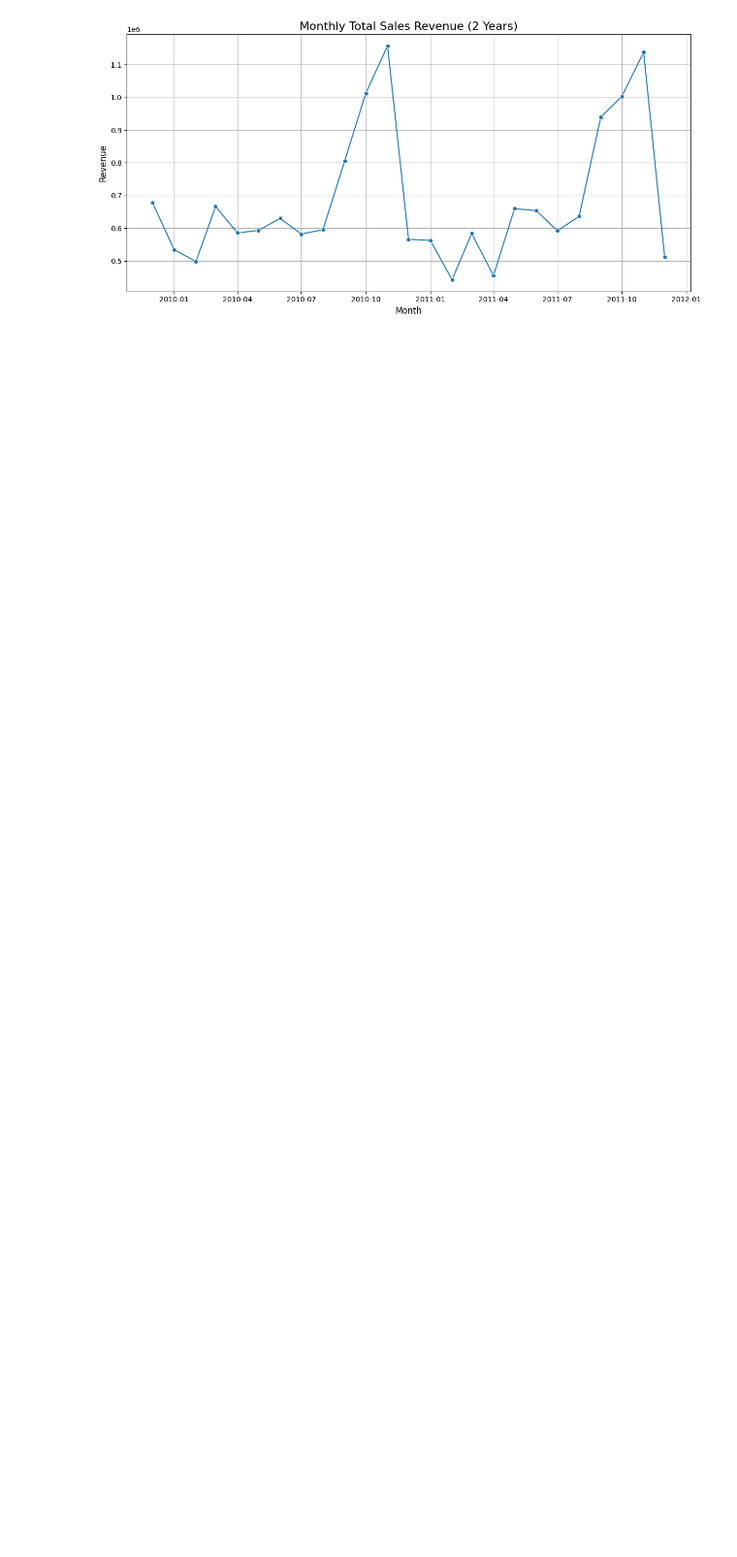
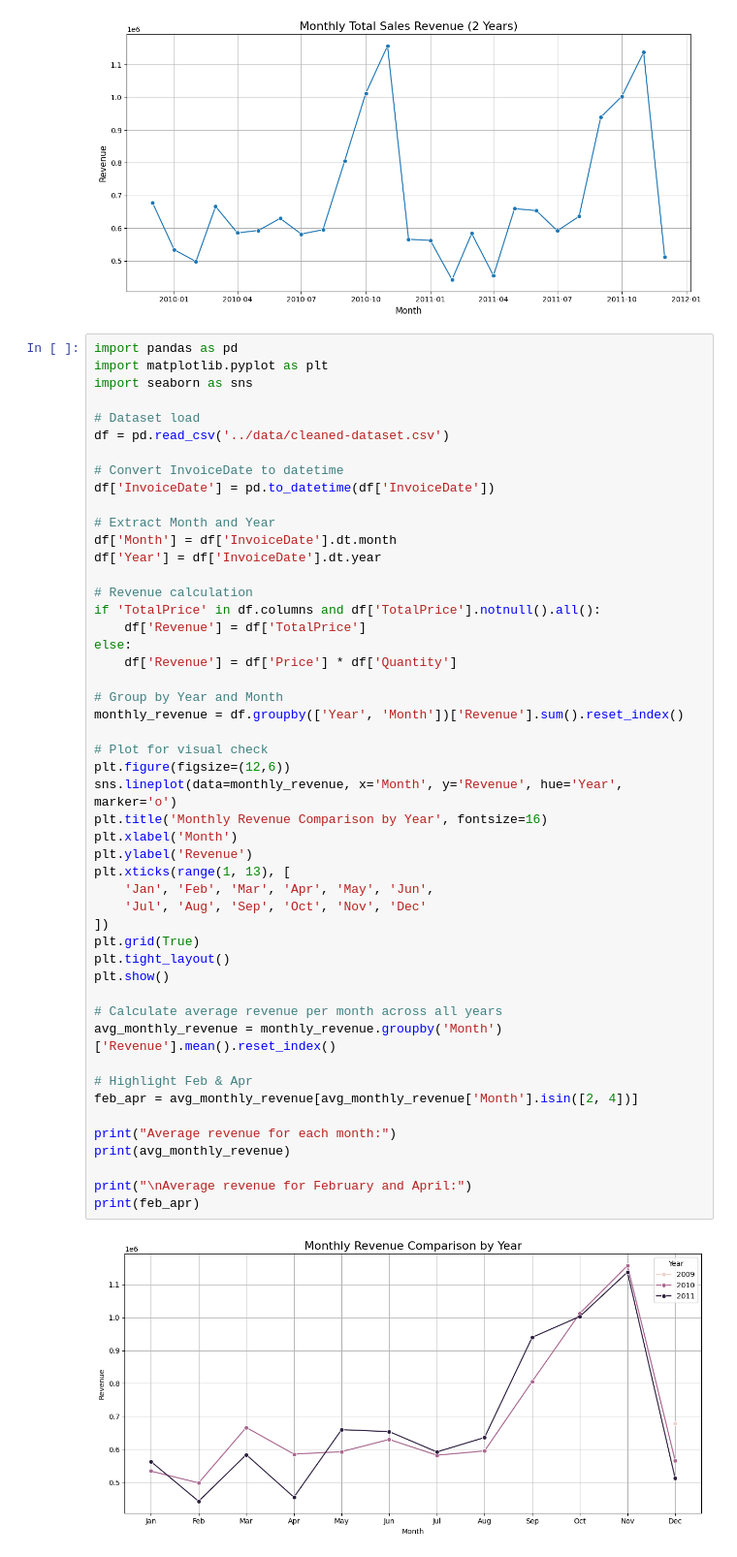
Before and after one commit to ShenSingh/StrategicGrowthAnalysis-UniqueGiftsLtd, a Jupyter notebook: notebooks/retail_analysis.ipynb, the cells around one changed output. Shown: that part at 97% size. Drawn from its saved outputs; the diff is of its cells as text; blank space fills up the shorter version.

Commit message:
new chart

```diff
--- a/notebooks/retail_analysis.ipynb
+++ b/notebooks/retail_analysis.ipynb
@@ -339,3 +339,54 @@ plt.tight_layout()
 plt.show()
 # %% [output]
 [figure]
+# %%
+import pandas as pd
+import matplotlib.pyplot as plt
+import seaborn as sns
+
+# Dataset load
+df = pd.read_csv('../data/cleaned-dataset.csv')
+
+# Convert InvoiceDate to datetime
+df['InvoiceDate'] = pd.to_datetime(df['InvoiceDate'])
+
+# Extract Month and Year
+df['Month'] = df['InvoiceDate'].dt.month
+df['Year'] = df['InvoiceDate'].dt.year
+
+# Revenue calculation
+if 'TotalPrice' in df.columns and df['TotalPrice'].notnull().all():
+    df['Revenue'] = df['TotalPrice']
+else:
+    df['Revenue'] = df['Price'] * df['Quantity']
+
+# Group by Year and Month
+monthly_revenue = df.groupby(['Year', 'Month'])['Revenue'].sum().reset_index()
+
+# Plot for visual check
+plt.figure(figsize=(12,6))
+sns.lineplot(data=monthly_revenue, x='Month', y='Revenue', hue='Year', marker='o')
+plt.title('Monthly Revenue Comparison by Year', fontsize=16)
+plt.xlabel('Month')
+plt.ylabel('Revenue')
+plt.xticks(range(1, 13), [
+    'Jan', 'Feb', 'Mar', 'Apr', 'May', 'Jun',
+    'Jul', 'Aug', 'Sep', 'Oct', 'Nov', 'Dec'
+])
+plt.grid(True)
+plt.tight_layout()
+plt.show()
+
+# Calculate average revenue per month across all years
+avg_monthly_revenue = monthly_revenue.groupby('Month')['Revenue'].mean().reset_index()
+
+# Highlight Feb & Apr
+feb_apr = avg_monthly_revenue[avg_monthly_revenue['Month'].isin([2, 4])]
+
+print("Average revenue for each month:")
+print(avg_monthly_revenue)
+
+print("\nAverage revenue for February and April:")
+print(feb_apr)
+# %% [output]
+[figure, added]
```
Also changed, not shown: parts of 1 cell of this notebook.
